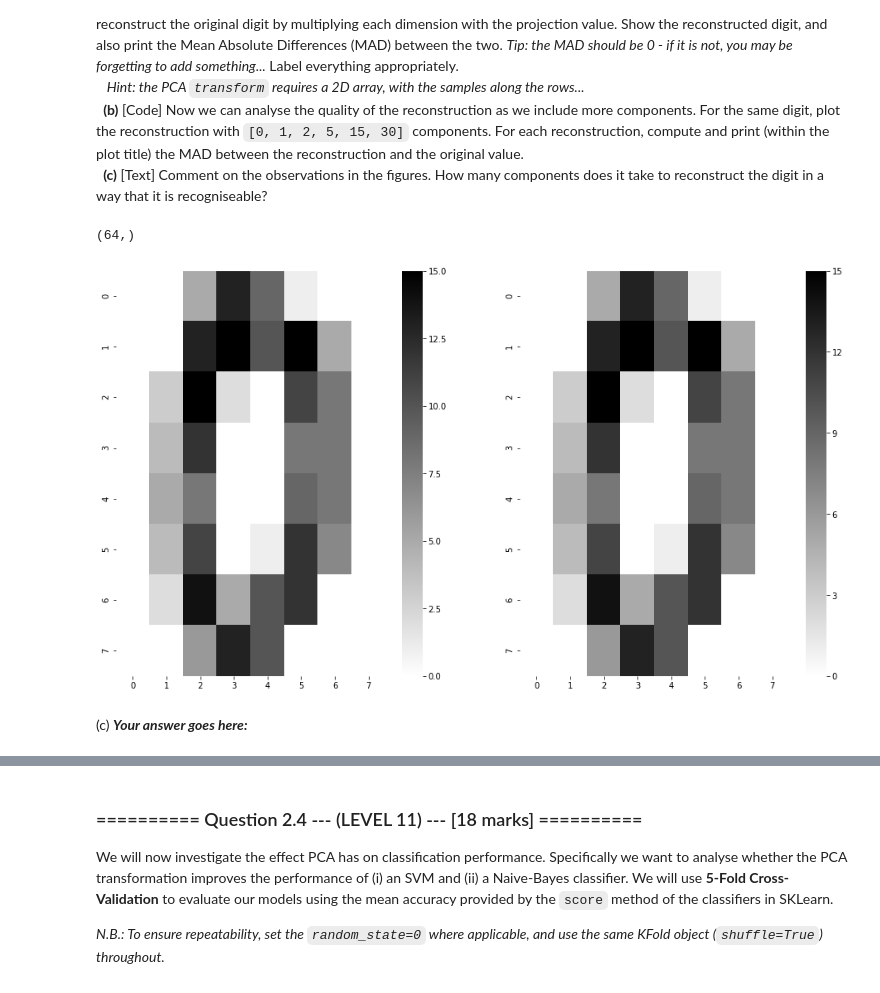
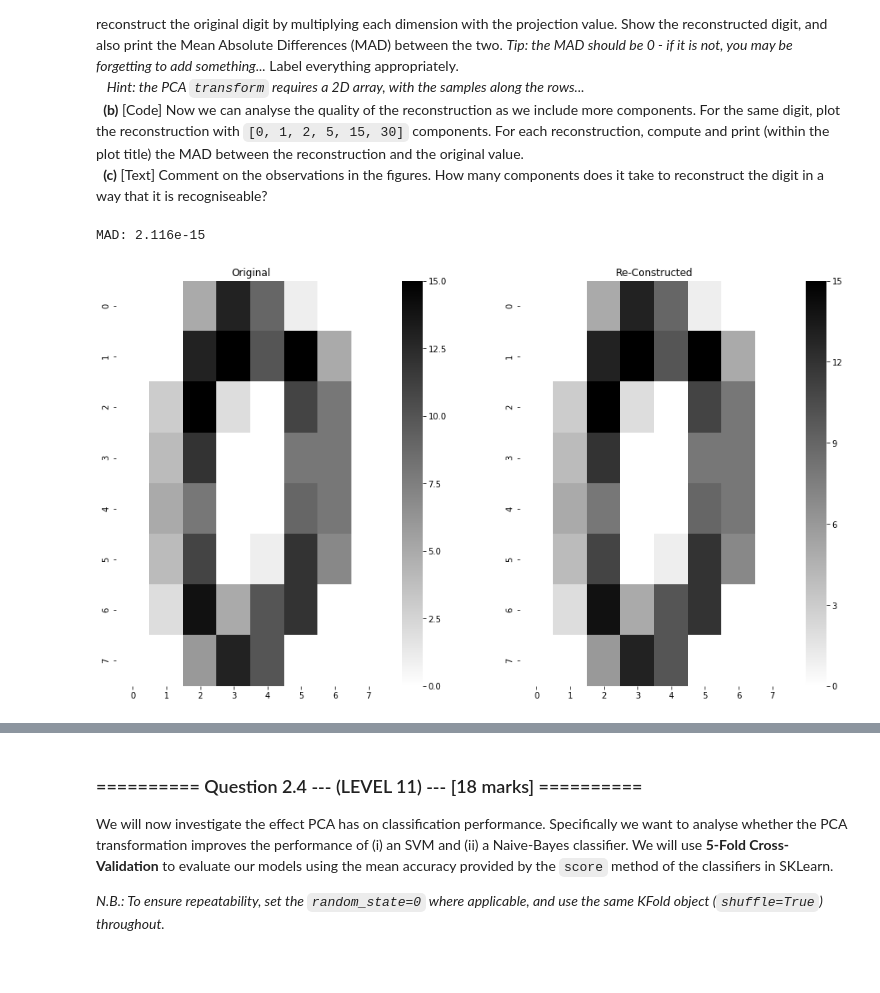
Before and after one commit to stuphys1729/IAML, a Jupyter notebook: Assignments/04_B_PCA.ipynb, the cells around one changed output, grey strips where cells are left out. Saved outputs shown, nothing was run; the diff lists cells and outputs as text; code cells hidden in the pictures.

```diff
--- a/Assignments/04_B_PCA.ipynb
+++ b/Assignments/04_B_PCA.ipynb
@@ -339,20 +338,25 @@ We now want to explore what these principal components (eigen-vectors) capture a
 &nbsp;&nbsp;&nbsp;*Hint: the PCA `transform` requires a 2D array, with the samples along the rows...*<br>
 &nbsp;&nbsp;**(b)** [Code] Now we can analyse the quality of the reconstruction as we include more components. For the same digit, plot the reconstruction with `[0, 1, 2, 5, 15, 30]` components. For each reconstruction, compute and print (within the plot title) the MAD between the reconstruction and the original value.<br>
 &nbsp;&nbsp;**(c)** [Text] Comment on the observations in the figures. How many components does it take to reconstruct the digit in a way that it is recogniseable?
+# %%
+def MAD(arr1, arr2):
+    return np.mean(np.abs(arr1 - arr2))
 # %%
 #(a) # Your Code goes here:
 fig, axs = plt.subplots(1,2)
 sns.heatmap(digits.data[0,:].reshape((8,8)), ax=axs[0], cmap='binary')
-trans_data = PCA64.transform(digits.data[0,:].reshape((1,-1))).flatten()
-
+trans_data = PCA64.transform(digits.data[0,:].reshape((1,-1))).flatten() # Get data in correct format
+axs[0].set_title('Original')
 
 
 dig = PCA64.mean_
 for i in range(len(PCA64.components_)):
     dig += PCA64.components_[i] * trans_data[i]
 
 sns.heatmap(dig.reshape((8,8)), ax=axs[1], cmap='binary')
-trans_data.shape
+axs[1].set_title('Re-Constructed')
+
+print("MAD: {0:2.3e}".format(MAD(digits.data[0,:].reshape((8,8)), dig.reshape((8,8)))))
 # %% [output]
-(64,)
+MAD: 2.116e-15
-[figure, old version]
+[figure, new version]
@@ -361,2 +362,0 @@ trans_data.shape
-# %% [markdown]
-(c) ***Your answer goes here:***
```
Also changed, not shown: parts of 6 cells of this notebook.
